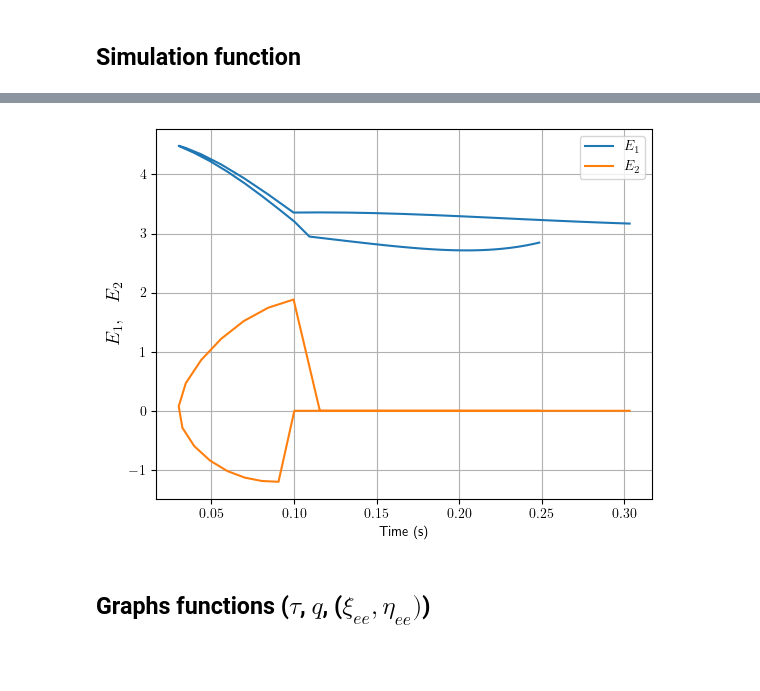
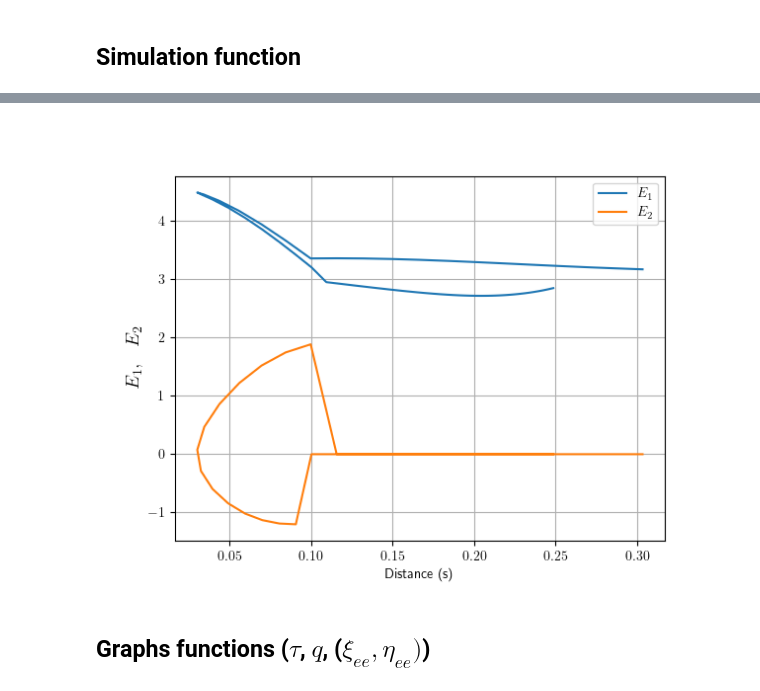
Before and after one commit to Betancourt20/Pinocchio_examples, a Jupyter notebook: JacoKinova/TaskSpaceControl_Analysis.ipynb, the cells around one changed output, grey strips where cells are left out. Drawn from its saved outputs; the diff is of its cells as text; code cells hidden in the pictures; blank space fills up the shorter version.

```diff
--- a/JacoKinova/TaskSpaceControl_Analysis.ipynb
+++ b/JacoKinova/TaskSpaceControl_Analysis.ipynb
@@ -387,16 +367,16 @@ plt.show()
 # %%
 fig, ax = plt.subplots()
 #ax = plt.subplot(3, 2, 1)
 plt.plot(d, E1)
 plt.plot(d, E2)
 ax.legend((r"$E_1$",r"$E_2$"),loc="upper right")
 ax.set_ylabel(r"$ E_1,~~ E_2$", fontsize = 14)
-ax.set_xlabel('Time (s)')
+ax.set_xlabel('Distance (s)')
 
 plt.grid(True)
 plt.show()
 # %% [output]
-[figure, old version]
+[figure, new version]
 # %% [markdown]
 ## Graphs functions ($\tau$, $q$, ($\xi_{ee},\eta_{ee})$)
 # %%
```
Also changed, not shown: parts of 9 cells of this notebook, 7 other files.
